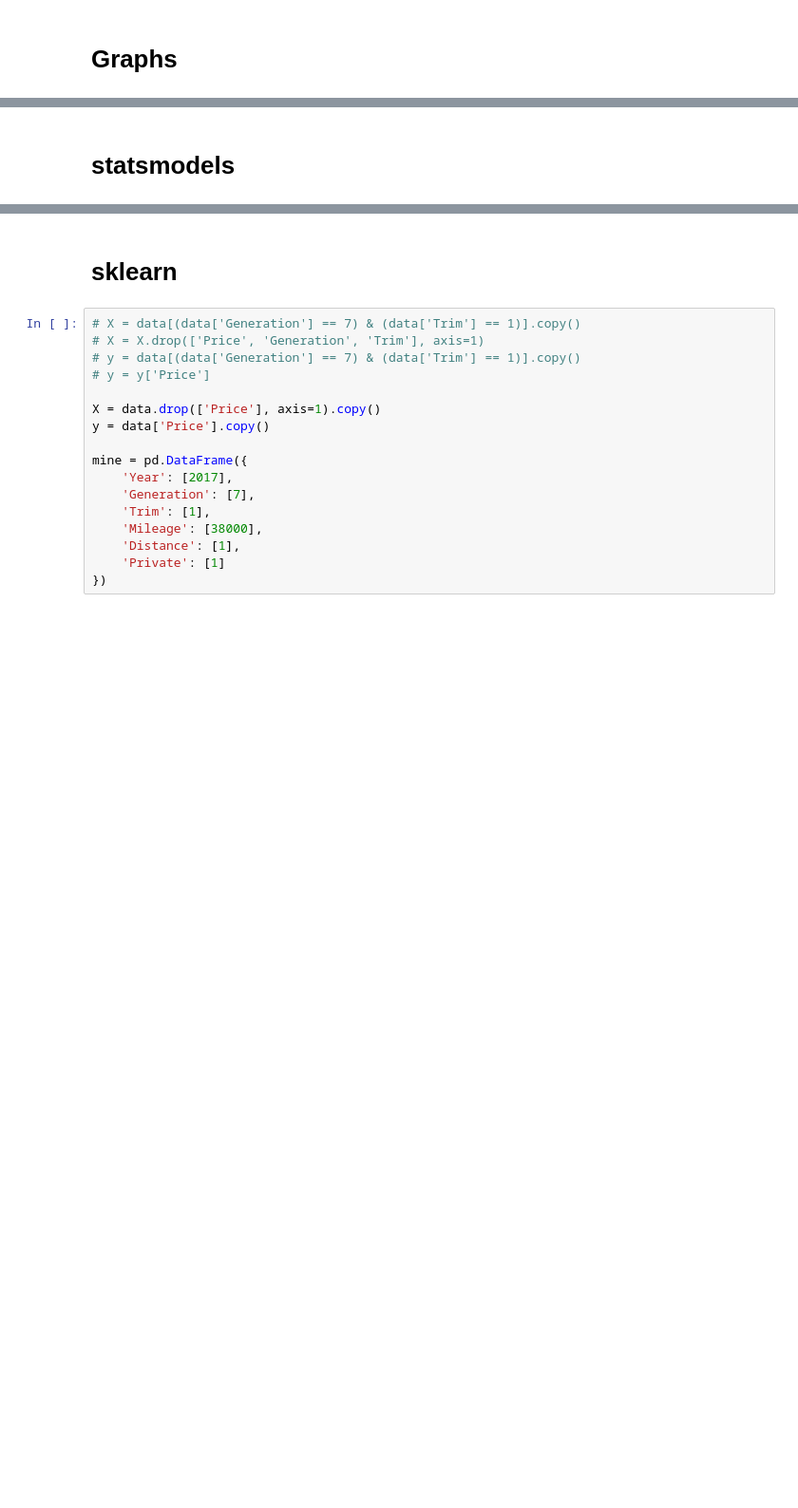
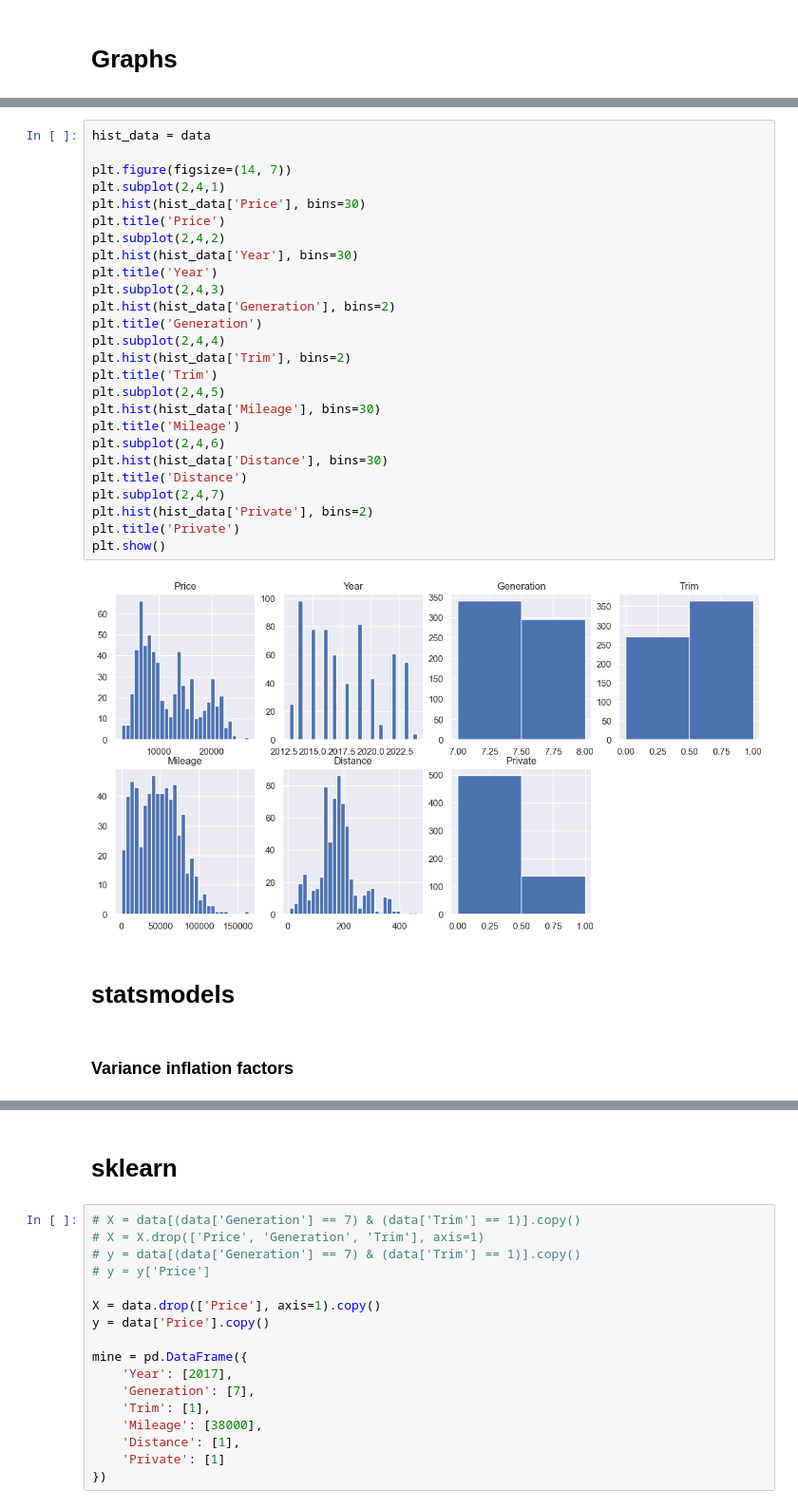
Before and after one commit to jamesdeluk/data-projects, a Jupyter notebook: st.ipynb, the cells around one changed output, grey strips where cells are left out. Shown: that part at 95% size. Cells and saved outputs as stored; diff of their text form; blank space fills up the shorter version.

```diff
--- a/st.ipynb
+++ b/st.ipynb
@@ -110,2 +114,32 @@ plt.show()
+# %%
+hist_data = data
+
+plt.figure(figsize=(14, 7))
+plt.subplot(2,4,1)
+plt.hist(hist_data['Price'], bins=30)
+plt.title('Price')
+plt.subplot(2,4,2)
+plt.hist(hist_data['Year'], bins=30)
+plt.title('Year')
+plt.subplot(2,4,3)
+plt.hist(hist_data['Generation'], bins=2)
+plt.title('Generation')
+plt.subplot(2,4,4)
+plt.hist(hist_data['Trim'], bins=2)
+plt.title('Trim')
+plt.subplot(2,4,5)
+plt.hist(hist_data['Mileage'], bins=30)
+plt.title('Mileage')
+plt.subplot(2,4,6)
+plt.hist(hist_data['Distance'], bins=30)
+plt.title('Distance')
+plt.subplot(2,4,7)
+plt.hist(hist_data['Private'], bins=2)
+plt.title('Private')
+plt.show()
+# %% [output]
+[figure, added]
 # %% [markdown]
 # statsmodels
+# %% [markdown]
+### Variance inflation factors
```
Also changed, not shown: parts of 14 cells of this notebook, 1 other file.
